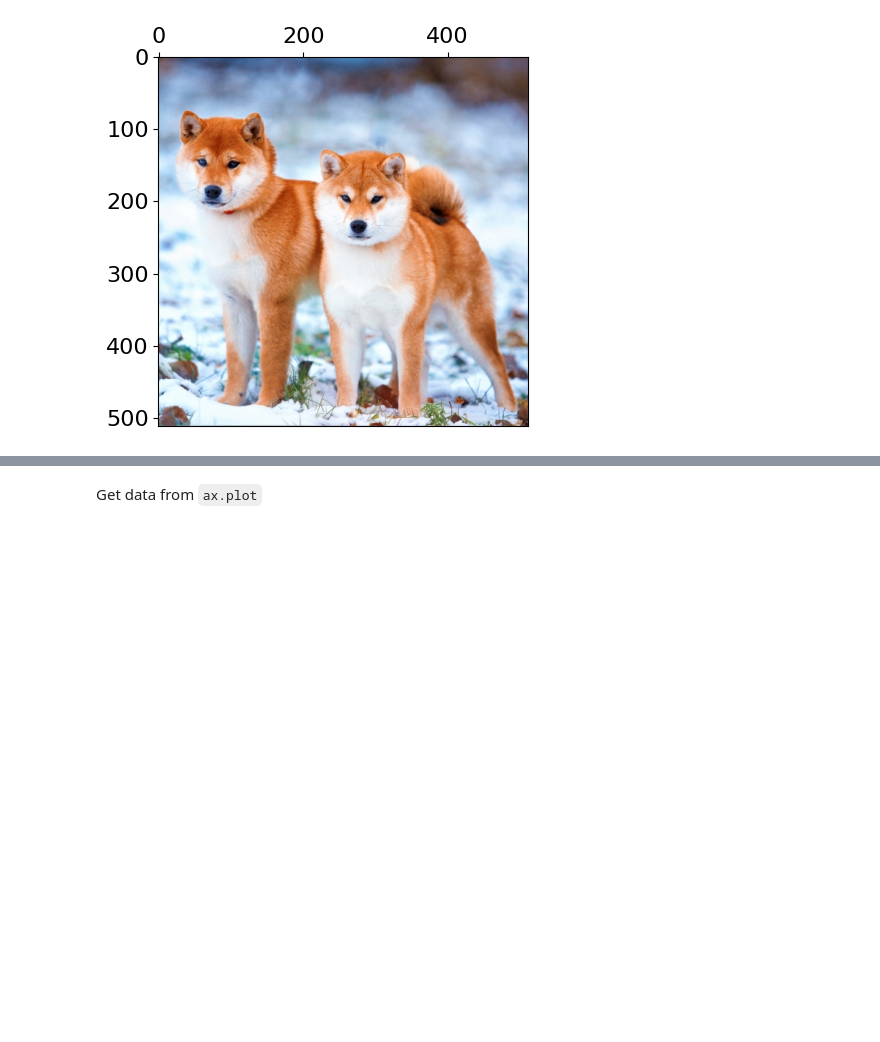
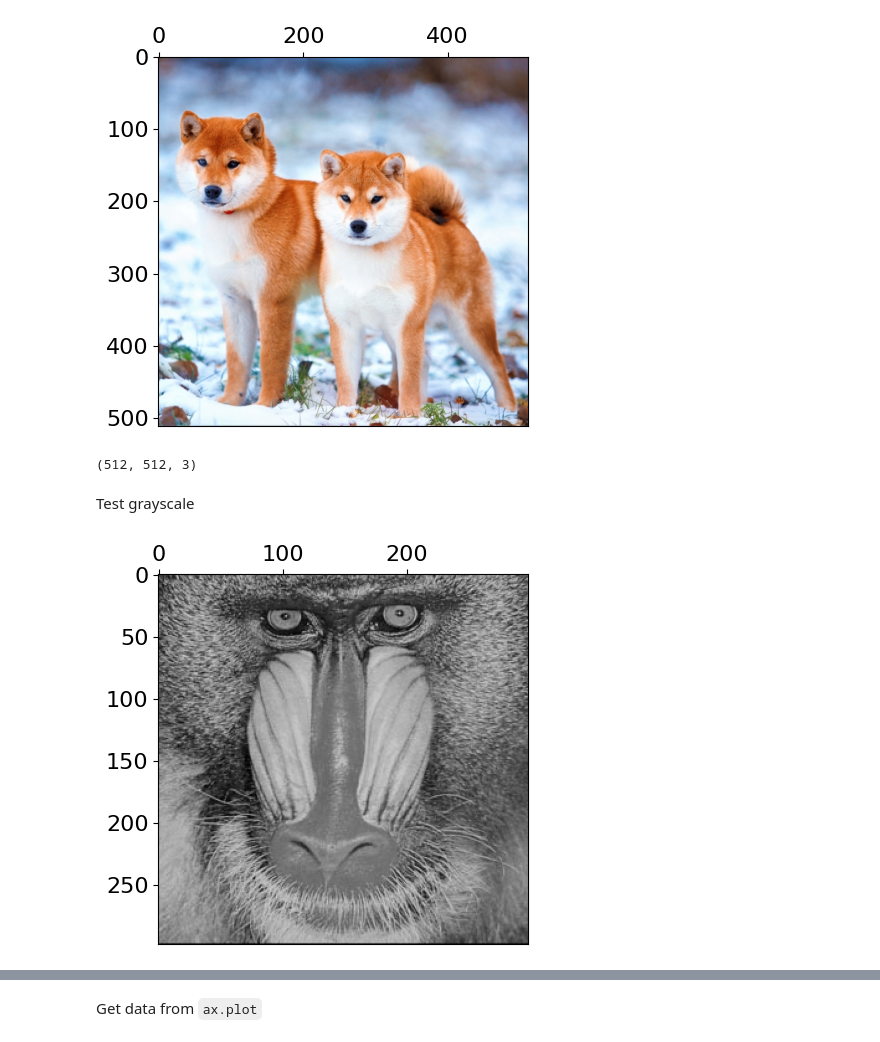
Before and after one commit to LugoBlogger/SI-251-4007-data-structures, a Jupyter notebook: in-class/week-03-data-types/python/unit-test-matplotlib.ipynb, the cells around one changed output, grey strips where cells are left out. Saved outputs shown, nothing was run; the diff lists cells and outputs as text; code cells hidden in the pictures; blank space fills up the shorter version.

```diff
--- a/in-class/week-03-data-types/unit-test-matplotlib.ipynb
+++ b/in-class/week-03-data-types/python/unit-test-matplotlib.ipynb
@@ -88,3 +96,28 @@ picture = Picture("japan-shiba-inu-512px.jpg")
 plt.show(picture._fig)
 # %% [output]
 [figure]
+# %%
+picture._surface.shape
+# %% [output]
+(512, 512, 3)
+# %% [markdown]
+Test grayscale
+# %%
+pic = Picture("./data/mandrill.jpg")
+
+# data_color = pic._surface[0, 0, :]
+# color.Color(*data_color)
+for col in range(pic.width()):
+  for row in range(pic.height()):
+    pixel = pic.get(col, row)
+    # print(pixel, end=" ")
+    gray = luminance.to_gray(pixel)
+    # print(gray, end=" ")
+    pic.set(col, row, gray)
+  # print()
+
+pic.draw()
+
+plt.show(pic._fig)
+# %% [output]
+[figure, added]
```
Also changed, not shown: parts of 6 cells of this notebook, 44 other files.
